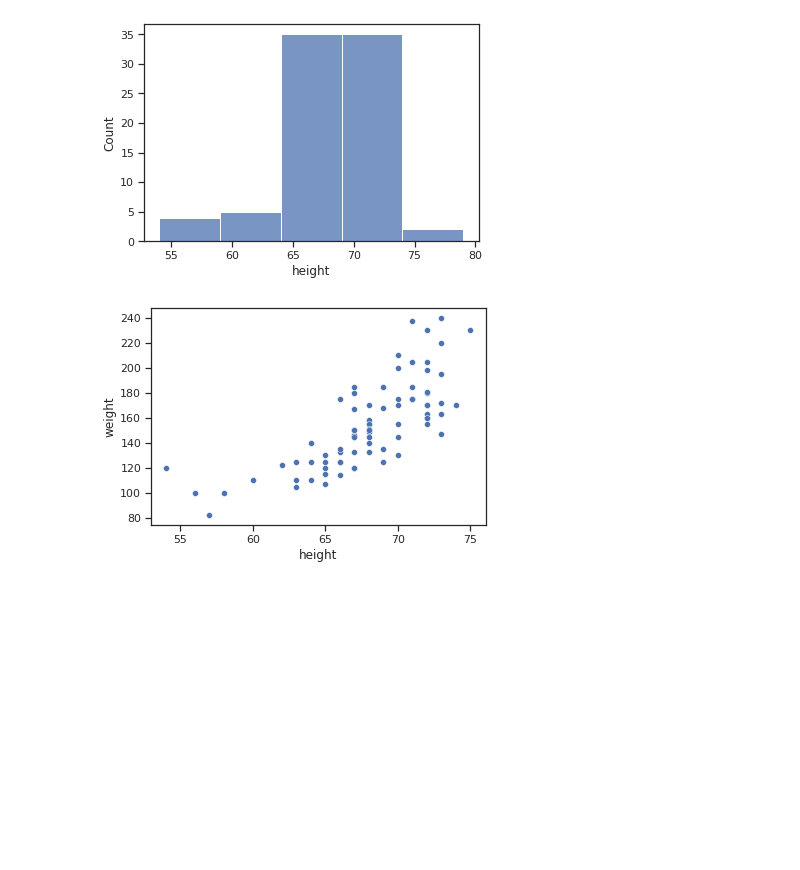
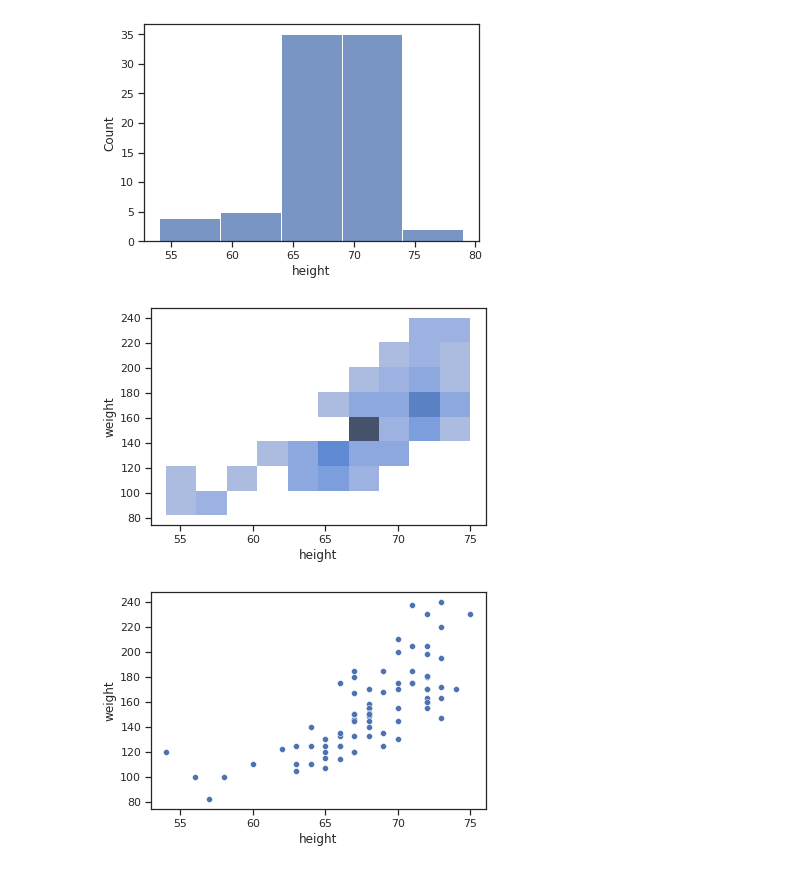
Before and after one commit to Hyangsug/data1, a Jupyter notebook: Histogram_Class.ipynb, the cells around one changed output. Saved outputs shown, nothing was run; the diff lists cells and outputs as text; code cells hidden in the pictures; blank space fills up the shorter version.

```diff
--- a/Histogram_Class.ipynb
+++ b/Histogram_Class.ipynb
@@ -81,6 +118,10 @@ plot_height = sns.histplot(x = 'weight', data = heightweight_df, binwidth = 5)
 plot_height = sns.histplot(x = 'height', data = heightweight_df, binwidth = 5)
 # %% [output]
 [figure]
+# %%
+Hist_Gender = sns.histplot(x = 'height', y = 'weight', data = heightweight_df)
+# %% [output]
+[figure, added]
 # %%
 scatterplot1 = sns.scatterplot(x = 'height', y = 'weight', data = heightweight_df)
 # %% [output]
```
Also changed, not shown: parts of 8 cells of this notebook.
